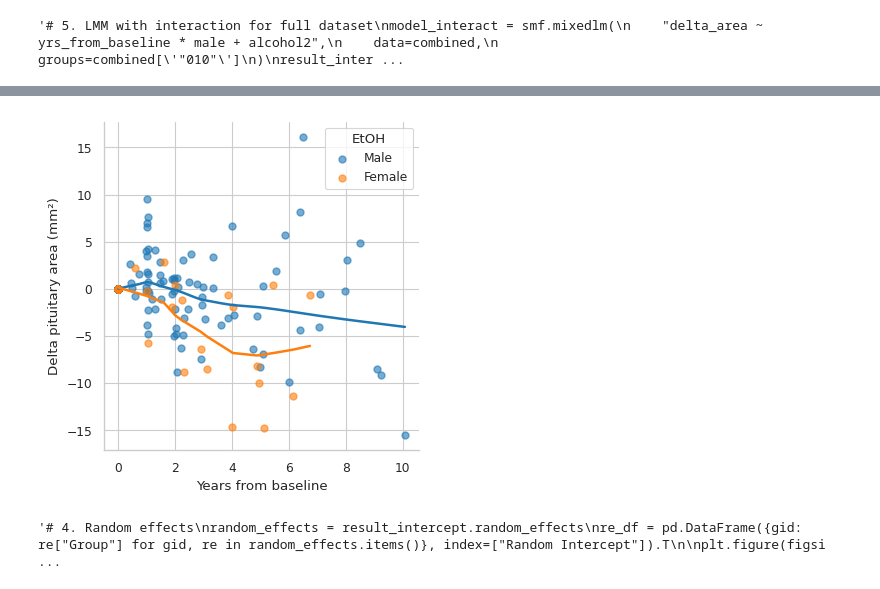
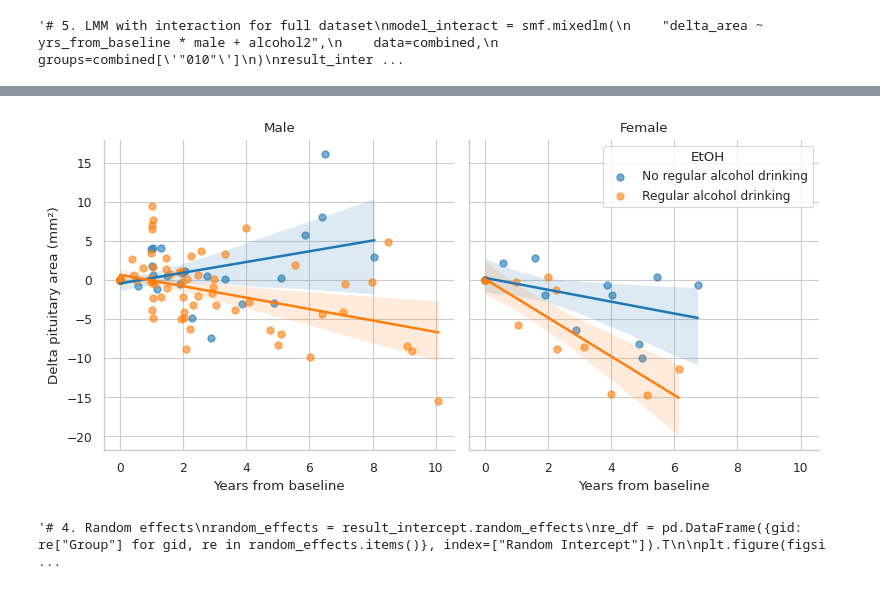
Before and after one commit to HonSou0095/pit2, a Jupyter notebook: pit.ipynb, the cells around one changed output, grey strips where cells are left out. Cells and saved outputs as stored; diff of their text form; code cells hidden in the pictures.

```diff
--- a/pit.ipynb
+++ b/pit.ipynb
@@ -514,0 +594,4 @@ Top 5 models by AIC:
+# %%
+combined = combined.rename(columns={
+    "pituitary area (mm2)": "pituitary_area"
+})
@@ -624,35 +770,35 @@ combined["alcohol_label"] = combined["alcohol2"].map({0: "No regular alcohol dri
 # Create lmplot
 g = sns.lmplot(
     x="yrs_from_baseline", y="delta_area",
-    hue="sex_label",  # alcohol_label
-    col=None, # "alcohol_label"
-    data=combined, lowess=True,
+    hue="alcohol_label",
+    col="sex_label", # "alcohol_label"
+    data=combined, lowess=False,
     scatter_kws={'alpha':0.6, 's':25},  # smaller dots
     height=4, aspect=1,  # compact size
     legend=None
 )
 
 # Titles and labels
 g.set_axis_labels("Years from baseline", "Delta pituitary area (mm²)")
 g.set_titles("{col_name}")  # clean facet titles
 """plt.suptitle("Effect of years from baseline on pituitary delta_area by sex and alcohol intake", y=1.05, fontsize=12)"""
 
 # Adjust legend
 plt.legend(title="EtOH", loc='upper right')
 
 # Adjust spacing
 plt.tight_layout()
 plt.show()
 
 """# 4. Random effects
 random_effects = result_intercept.random_effects
 re_df = pd.DataFrame({gid: re["Group"] for gid, re in random_effects.items()}, index=["Random Intercept"]).T
 
 plt.figure(figsize=(8,4))
 sns.stripplot(x=re_df["Random Intercept"], color="blue", size=6, linewidth=0.5)
 plt.title("Random intercepts per patient")
 plt.xlabel("Random effect (intercept shift)")
 plt.show()"""
 # %% [output]
-[figure, old version]
+[figure, new version]
 '# 4. Random effects\nrandom_effects = result_intercept.random_effects\nre_df = pd.DataFrame({gid: re["Group"] for gid, re in random_effects.items()}, index=["Random Intercept"]).T\n\nplt.figure(figsi ...
```
Also changed, not shown: parts of 15 cells of this notebook.
